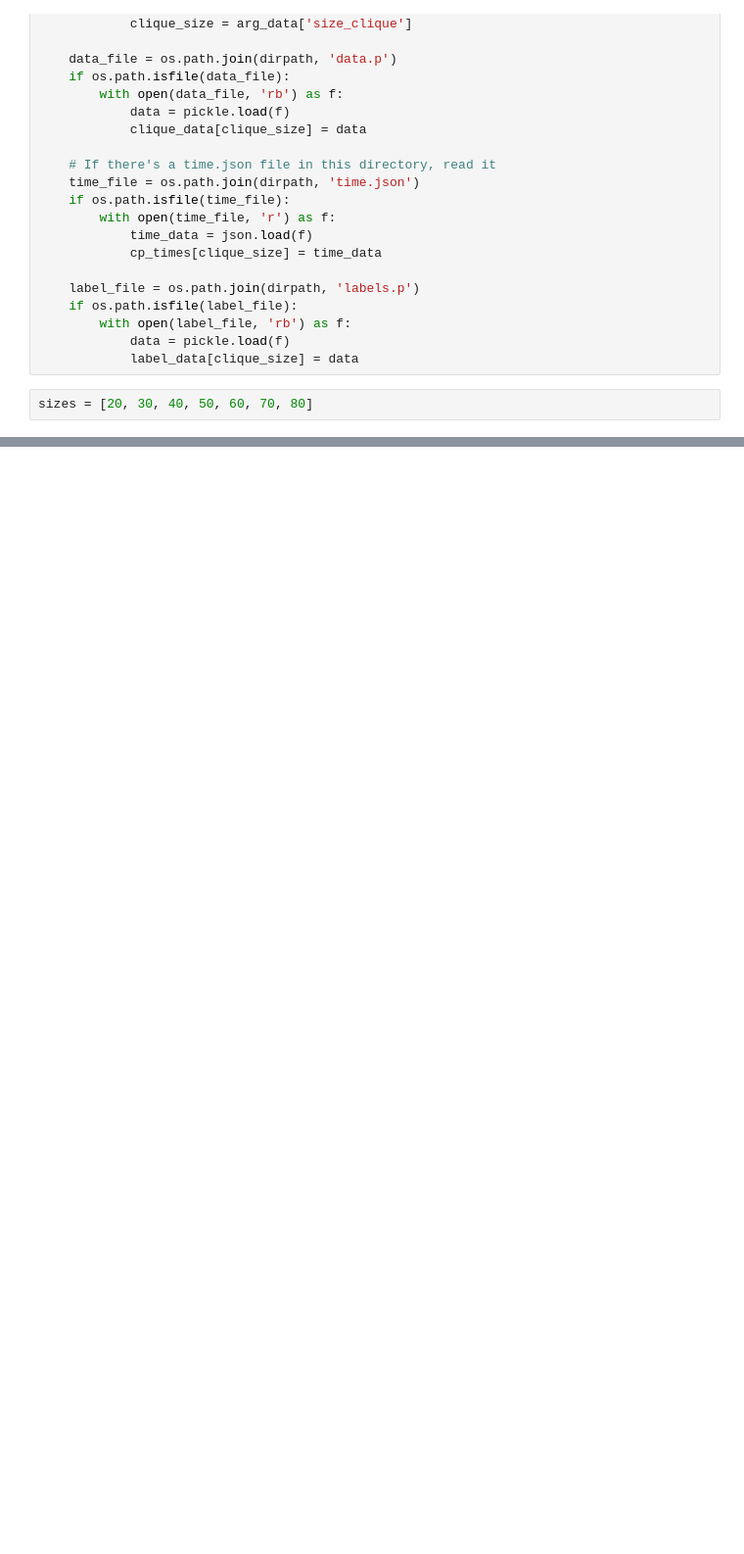
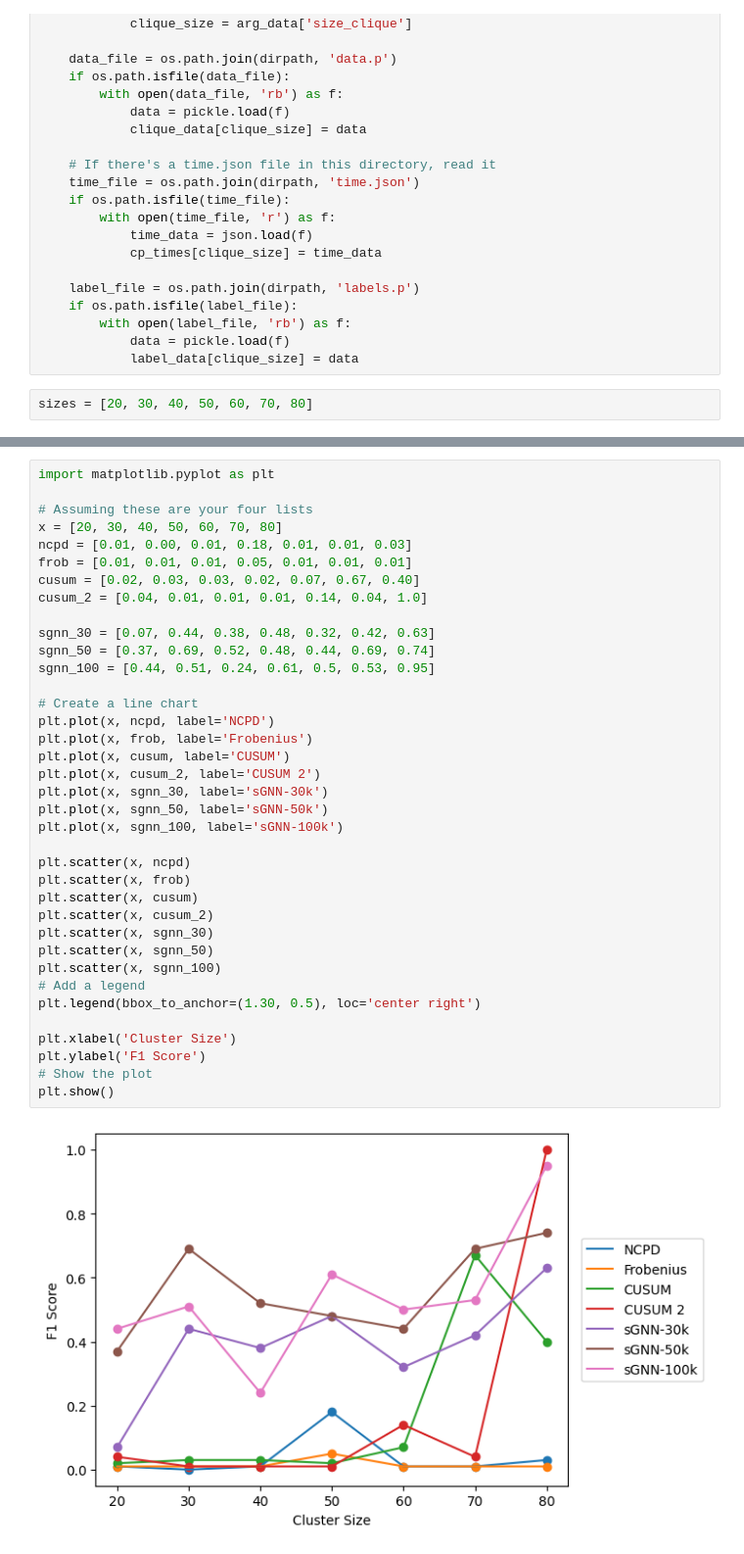
Before and after one commit to soschuetze/Trade-GNN-ChangePoint, a Jupyter notebook: synthetic_experiments.ipynb, the cells around one changed output, grey strips where cells are left out. Shown at 98% size. Drawn from its saved outputs; the diff is of its cells as text; blank space fills up the shorter version.

```diff
--- a/synthetic_experiments.ipynb
+++ b/synthetic_experiments.ipynb
@@ -201,0 +190,39 @@ Epoch: 11, Training Loss: 0.6967405510503192, Validation Loss: 0.695962328233836
+# %%
+import matplotlib.pyplot as plt
+
+# Assuming these are your four lists
+x = [20, 30, 40, 50, 60, 70, 80]
+ncpd = [0.01, 0.00, 0.01, 0.18, 0.01, 0.01, 0.03]
+frob = [0.01, 0.01, 0.01, 0.05, 0.01, 0.01, 0.01]
+cusum = [0.02, 0.03, 0.03, 0.02, 0.07, 0.67, 0.40]
+cusum_2 = [0.04, 0.01, 0.01, 0.01, 0.14, 0.04, 1.0]
+
+sgnn_30 = [0.07, 0.44, 0.38, 0.48, 0.32, 0.42, 0.63]
+sgnn_50 = [0.37, 0.69, 0.52, 0.48, 0.44, 0.69, 0.74]
+sgnn_100 = [0.44, 0.51, 0.24, 0.61, 0.5, 0.53, 0.95]
+
+# Create a line chart
+plt.plot(x, ncpd, label='NCPD')
+plt.plot(x, frob, label='Frobenius')
+plt.plot(x, cusum, label='CUSUM')
+plt.plot(x, cusum_2, label='CUSUM 2')
+plt.plot(x, sgnn_30, label='sGNN-30k')
+plt.plot(x, sgnn_50, label='sGNN-50k')
+plt.plot(x, sgnn_100, label='sGNN-100k')
+
+plt.scatter(x, ncpd)
+plt.scatter(x, frob)
+plt.scatter(x, cusum)
+plt.scatter(x, cusum_2)
+plt.scatter(x, sgnn_30)
+plt.scatter(x, sgnn_50)
+plt.scatter(x, sgnn_100)
+# Add a legend
+plt.legend(bbox_to_anchor=(1.30, 0.5), loc='center right')
+
+plt.xlabel('Cluster Size')
+plt.ylabel('F1 Score')
+# Show the plot
+plt.show()
+# %% [output]
+[figure, added]
```
Also changed, not shown: parts of 3 cells of this notebook, 10 other files.
